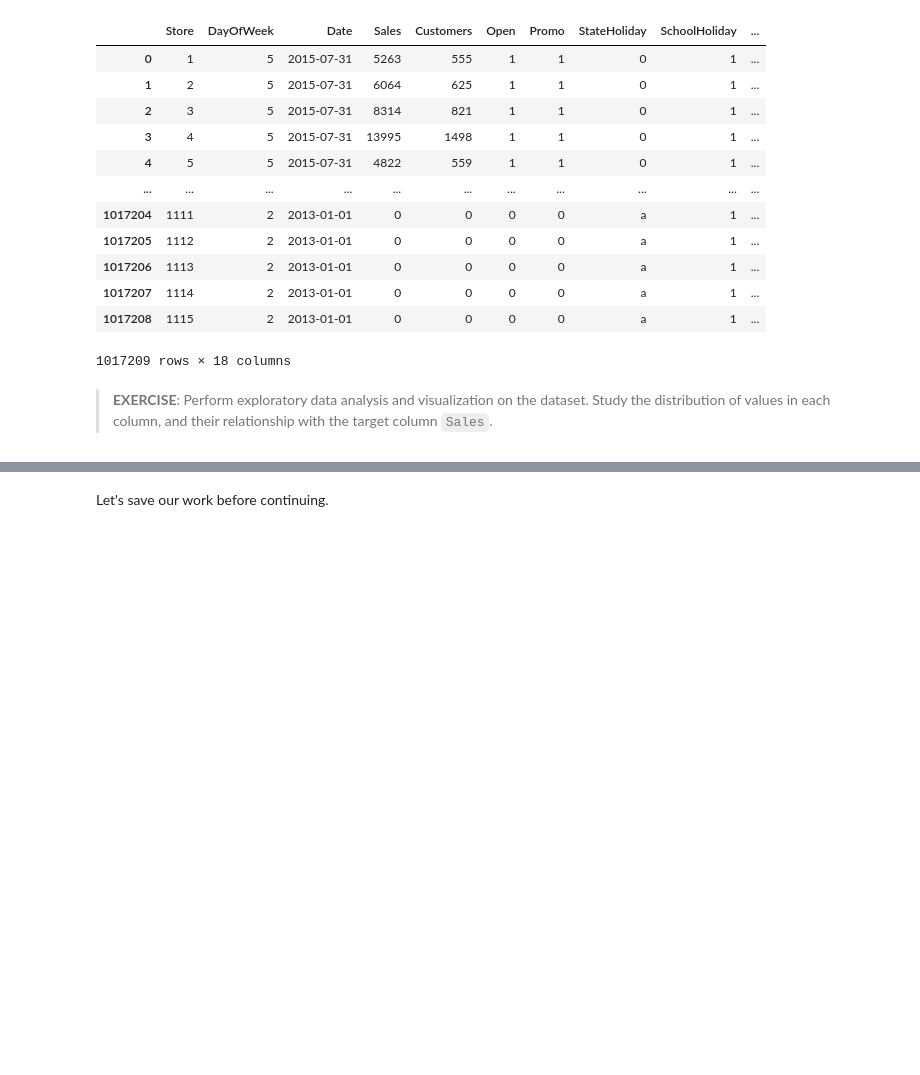
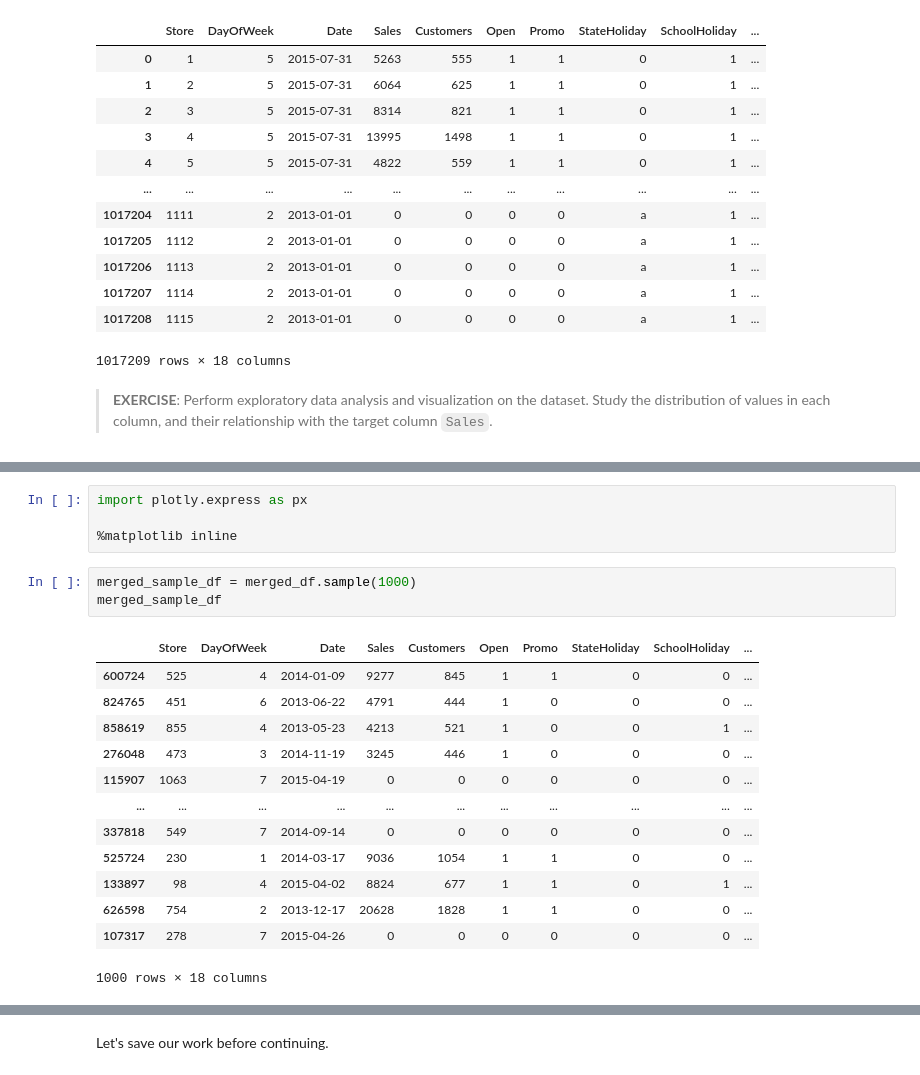
Before and after one commit to aleksmn/jovian, a Jupyter notebook: machine-learning/python-gradient-boosting-machines/python-gradient-boosting-machines.ipynb, the cells around one changed output, grey strips where cells are left out. Cells and saved outputs as stored; diff of their text form; blank space fills up the shorter version.

```diff
--- a/machine-learning/python-gradient-boosting-machines/python-gradient-boosting-machines.ipynb
+++ b/machine-learning/python-gradient-boosting-machines/python-gradient-boosting-machines.ipynb
@@ -150,0 +207,21 @@ merged_df
+# %%
+import plotly.express as px
+
+%matplotlib inline
+# %%
+merged_sample_df = merged_df.sample(1000)
+merged_sample_df
+# %% [output]
+|  | Store | DayOfWeek | Date | Sales | Customers | Open | Promo | StateHoliday | SchoolHoliday | ... |
+| 600724 | 525 | 4 | 2014-01-09 | 9277 | 845 | 1 | 1 | 0 | 0 | ... |
+| 824765 | 451 | 6 | 2013-06-22 | 4791 | 444 | 1 | 0 | 0 | 0 | ... |
+| 858619 | 855 | 4 | 2013-05-23 | 4213 | 521 | 1 | 0 | 0 | 1 | ... |
+| 276048 | 473 | 3 | 2014-11-19 | 3245 | 446 | 1 | 0 | 0 | 0 | ... |
+| 115907 | 1063 | 7 | 2015-04-19 | 0 | 0 | 0 | 0 | 0 | 0 | ... |
+| ... | ... | ... | ... | ... | ... | ... | ... | ... | ... | ... |
+| 337818 | 549 | 7 | 2014-09-14 | 0 | 0 | 0 | 0 | 0 | 0 | ... |
+| 525724 | 230 | 1 | 2014-03-17 | 9036 | 1054 | 1 | 1 | 0 | 0 | ... |
+| 133897 | 98 | 4 | 2015-04-02 | 8824 | 677 | 1 | 1 | 0 | 1 | ... |
+| 626598 | 754 | 2 | 2013-12-17 | 20628 | 1828 | 1 | 1 | 0 | 0 | ... |
+| 107317 | 278 | 7 | 2015-04-26 | 0 | 0 | 0 | 0 | 0 | 0 | ... |
+1000 rows × 18 columns
```
Also changed, not shown: parts of 55 cells of this notebook.
